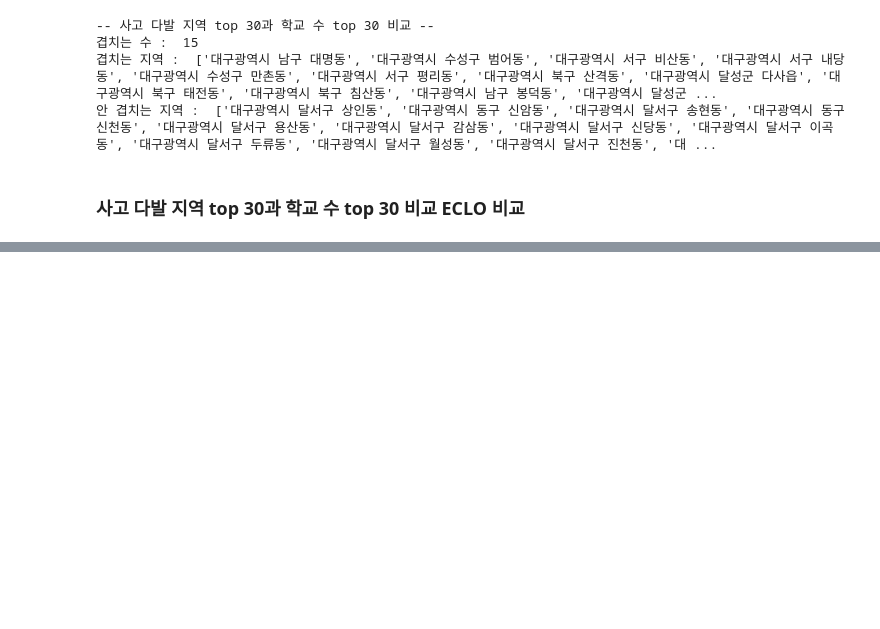
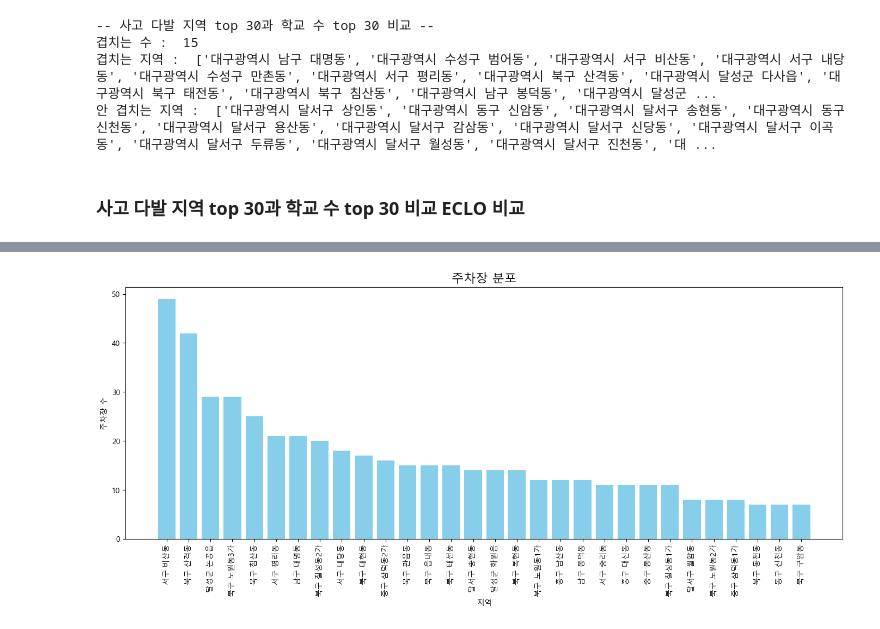
Before and after one commit to Boostcamp-AI-Tech-Recsys-team2/Prediction-of-Traffic-Accident-Victims-in-Daegu, a Jupyter notebook: EDA/EDA_dogeol.ipynb, the cells around one changed output, grey strips where cells are left out. Cells and saved outputs as stored; diff of their text form; code cells hidden in the pictures; blank space fills up the shorter version.

```diff
--- a/EDA/EDA_dogeol.ipynb
+++ b/EDA/EDA_dogeol.ipynb
@@ -335,0 +340,4 @@ plt.show()
+# %%
+parking_data = pd.read_csv('./dataset/external_open/parking.csv' , encoding='cp949')
+print('data 행렬 : ', parking_data.shape)
+parking_data.head()
@@ -335,0 +353,22 @@ plt.show()
+# %%
+parking_data['구_동'] = parking_data['소재지지번주소'].str.extract(r'(대구광역시 \w+(?:군|구) \w+(?:동|읍|면|가))')
+
+parking = parking_data['구_동'].value_counts().head(30)
+
+parking.index = parking.index.str.replace('대구광역시 ', '')
+
+plt.figure(figsize=(17, 6))
+plt.bar(parking.index, parking.values, color='skyblue')
+
+plt.rcParams['font.family'] = 'Malgun Gothic'
+plt.rcParams['axes.unicode_minus'] = False
+
+plt.title('주차장 분포', fontsize=16)
+plt.xlabel('지역', fontsize=10)
+plt.ylabel('주차장 수', fontsize=10)
+
+plt.xticks(rotation=90)
+
+plt.show()
+# %% [output]
+[figure, added]
```
Also changed, not shown: parts of 10 cells of this notebook.
